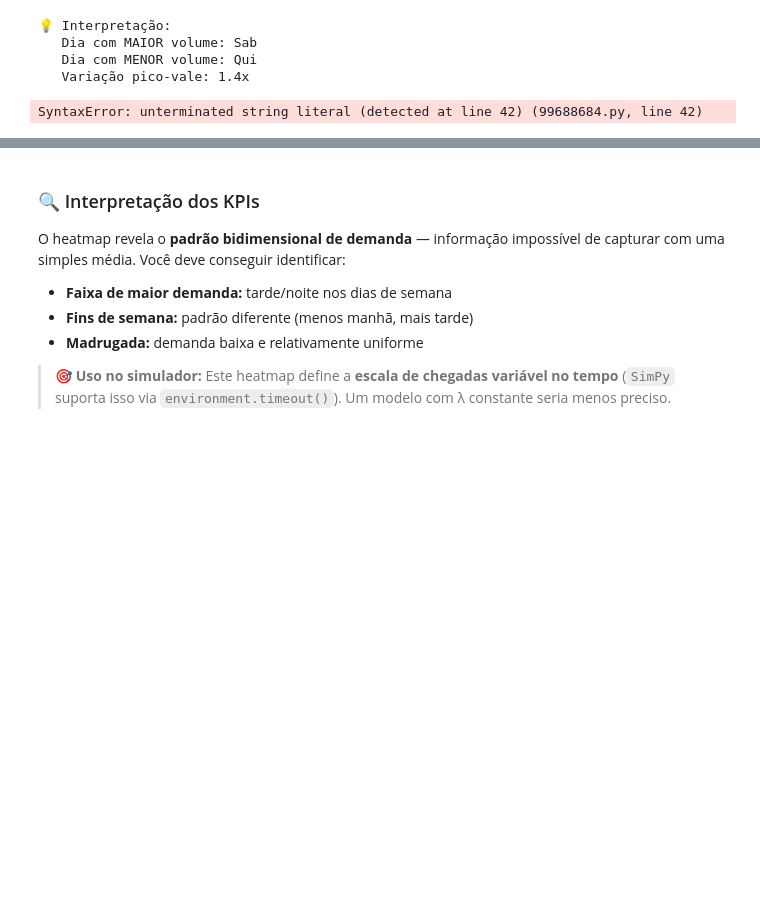
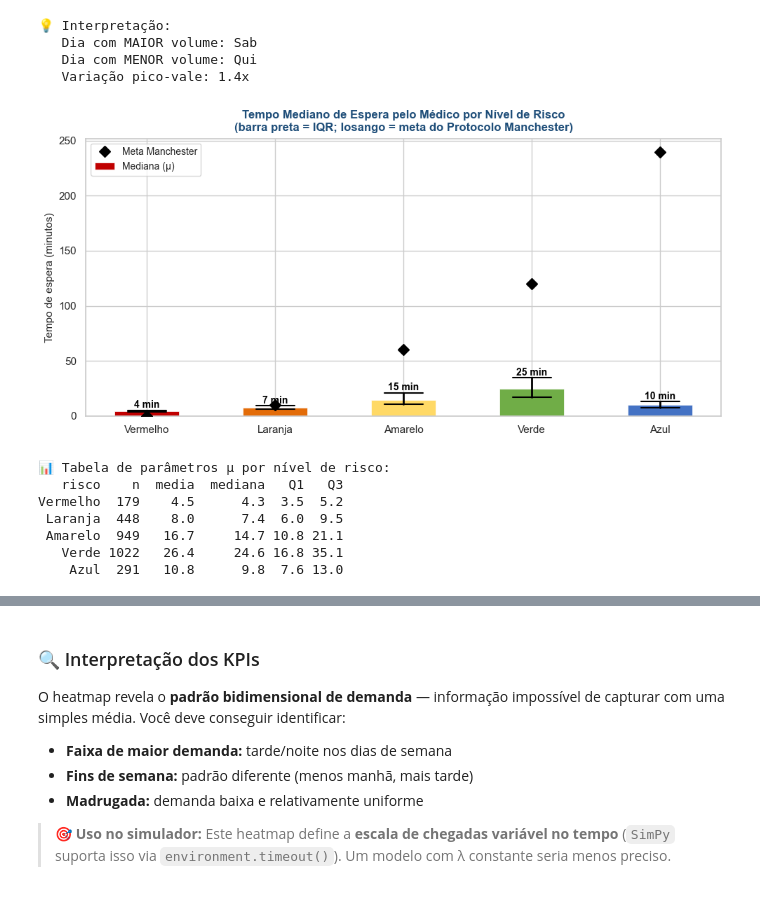
Before and after one commit to pedroeckel/unimed, a Jupyter notebook: D9/D9_Pratica_Integracao_ERP_HIS.ipynb, the cells around one changed output, grey strips where cells are left out. Drawn from its saved outputs; the diff is of its cells as text; code cells hidden in the pictures; blank space fills up the shorter version.

```diff
--- a/D9/D9_Pratica_Integracao_ERP_HIS.ipynb
+++ b/D9/D9_Pratica_Integracao_ERP_HIS.ipynb
@@ -1006,52 +1021,96 @@ print(
 # Calculamos a mediana (mais robusta que a média para dados assimétricos)
 # e o intervalo interquartil (Q1 a Q3) para mostrar a variabilidade
 ordem_risco = ["Vermelho", "Laranja", "Amarelo", "Verde", "Azul"]
-cores_risco  = ["#C00000", "#E36C09", "#FFD966", "#70AD47", "#4472C4"]
+cores_risco = ["#C00000", "#E36C09", "#FFD966", "#70AD47", "#4472C4"]
 
 espera_risco = (
     df_clean.groupby("risco_manchester")["t_espera_medico_min"]
-    .agg(["median", "mean", lambda s: s.quantile(0.25), lambda s: s.quantile(0.75), "count"])
+    .agg(
+        [
+            "median",
+            "mean",
+            lambda s: s.quantile(0.25),
+            lambda s: s.quantile(0.75),
+            "count",
+        ]
+    )
     .reindex(ordem_risco)
     .reset_index()
 )
 espera_risco.columns = ["risco", "mediana", "media", "Q1", "Q3", "n"]
 
 fig, ax = plt.subplots(figsize=(10, 5))
 
 # Barra de mediana
-bars = ax.bar(range(5), espera_risco["mediana"], color=cores_risco,
-              edgecolor='white', linewidth=0.5, width=0.5, label="Mediana (μ)")
+bars = ax.bar(
+    range(5),
+    espera_risco["mediana"],
+    color=cores_risco,
+    edgecolor="white",
+    linewidth=0.5,
+    width=0.5,
+    label="Mediana (μ)",
+)
 
 # Barra de erro = IQR (Q1 a Q3) — mostra a variabilidade
 for i, row in espera_risco.iterrows():
-    ax.plot([i, i], [row["Q1"], row["Q3"]], color='black', linewidth=2, zorder=5)
-    ax.plot([i-0.15, i+0.15], [row["Q1"], row["Q1"]], color='black', linewidth=1.5)
-    ax.plot([i-0.15, i+0.15], [row["Q3"], row["Q3"]], color='black', linewidth=1.5)
-    ax.text(i, row["Q3"] + 2, f"{row['mediana']:.0f} min",
-            ha='center', fontsize=10, fontweight='bold', color='black')
+    ax.plot([i, i], [row["Q1"], row["Q3"]], color="black", linewidth=2, zorder=5)
+    ax.plot([i - 0.15, i + 0.15], [row["Q1"], row["Q1"]], color="black", linewidth=1.5)
+    ax.plot([i - 0.15, i + 0.15], [row["Q3"], row["Q3"]], color="black", linewidth=1.5)
+    ax.text(
+        i,
+        row["Q3"] + 2,
+        f"{row['mediana']:.0f} min",
+        ha="center",
+        fontsize=10,
+        fontweight="bold",
+        color="black",
+    )
 
 # Linha de referência: metas do Protocolo de Manchester
 metas = {"Vermelho": 0, "Laranja": 10, "Amarelo": 60, "Verde": 120, "Azul": 240}
 for i, risco in enumerate(ordem_risco):
     meta = metas[risco]
-    ax.plot(i, meta, 'D', color='black', markersize=8, zorder=6,
-            label="Meta Manchester" if i == 0 else "")
+    ax.plot(
+        i,
+        meta,
+        "D",
+        color="black",
+        markersize=8,
+        zorder=6,
+        label="Meta Manchester" if i == 0 else "",
+    )
 
 ax.set_xticks(range(5))
 ax.set_xticklabels(ordem_risco, fontsize=11)
-ax.set_title("Tempo Mediano de Espera pelo Médico por Nível de Risco
-(barra preta = IQR; losango = meta do Protocolo Manchester)",
-             fontsize=12, fontweight='bold', color=AZUL, pad=8)
+ax.set_title(
+    "Tempo Mediano de Espera pelo Médico por Nível de Risco\n(barra preta = IQR; losango = meta do Protocolo Manchester)",
+    fontsize=12,
+    fontweight="bold",
+    color=AZUL,
+    pad=8,
+)
 ax.set_ylabel("Tempo de espera (minutos)", fontsize=11)
 ax.legend(fontsize=10)
 plt.tight_layout()
-plt.savefig("fig4_espera_risco.png", dpi=150, bbox_inches='tight')
+plt.savefig("fig4_espera_risco.png", dpi=150, bbox_inches="tight")
 plt.show()
 
 print("\n📊 Tabela de parâmetros μ por nível de risco:")
-print(espera_risco[["risco","n","media","mediana","Q1","Q3"]].to_string(index=False, float_format="%.1f"))
+print(
+    espera_risco[["risco", "n", "media", "mediana", "Q1", "Q3"]].to_string(
+        index=False, float_format="%.1f"
+    )
+)
 # %% [output]
+[figure, added]
-SyntaxError: unterminated string literal (detected at line 42) (99688684.py, line 42)
+📊 Tabela de parâmetros μ por nível de risco:
+   risco    n  media  mediana   Q1   Q3
+Vermelho  179    4.5      4.3  3.5  5.2
+ Laranja  448    8.0      7.4  6.0  9.5
+ Amarelo  949   16.7     14.7 10.8 21.1
+   Verde 1022   26.4     24.6 16.8 35.1
+    Azul  291   10.8      9.8  7.6 13.0
 # %%
 # ─────────────────────────────────────────────────────────────────
 # CÉLULA 12 — KPI 4: Heatmap hora × dia da semana
```
Also changed, not shown: parts of 15 cells of this notebook, 7 other files.
